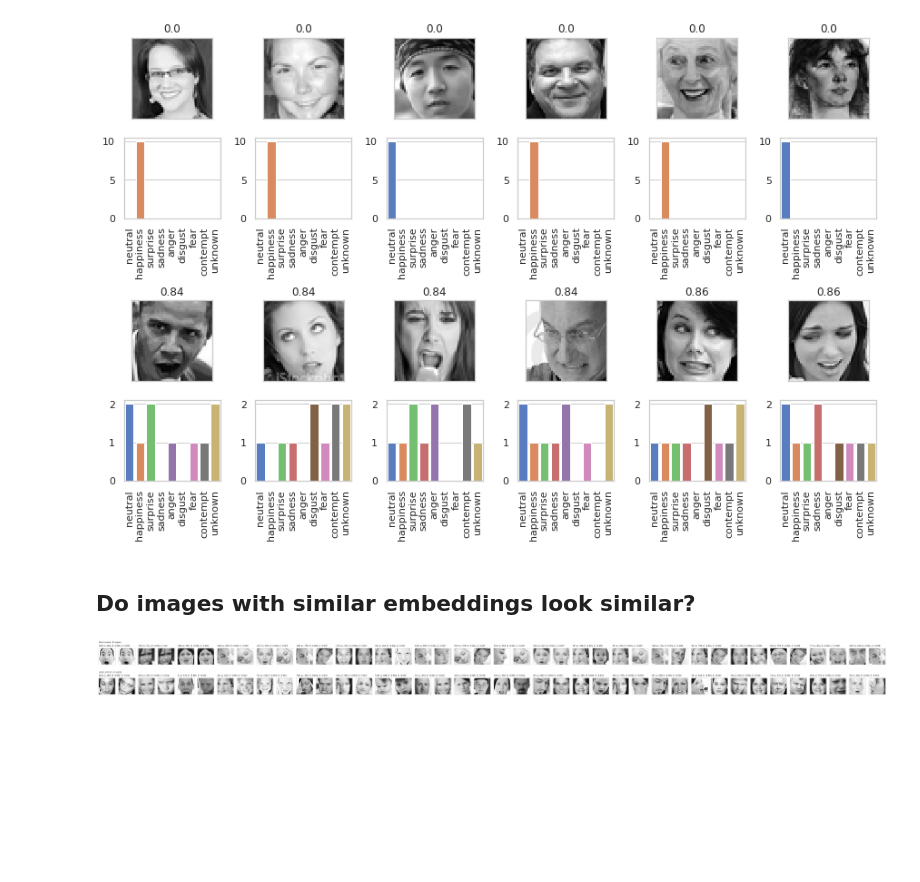
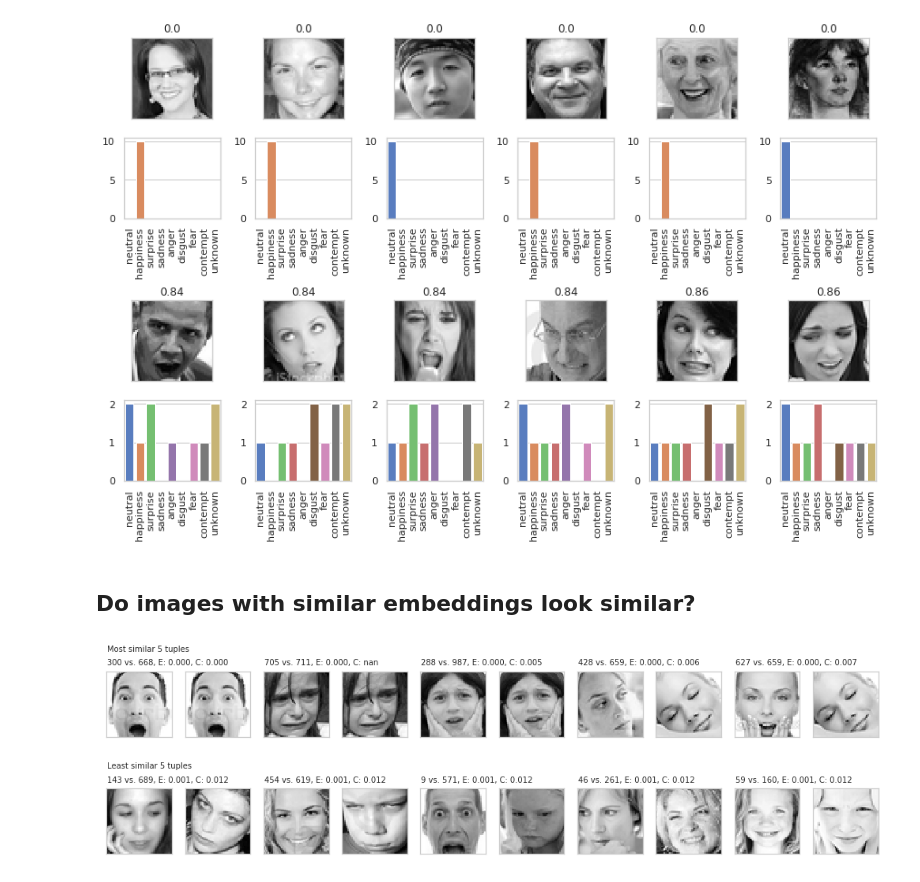
Before and after one commit to asmadotgh/unc-net, a Jupyter notebook: exploratory_analysis.ipynb, the cells around one changed output. Saved outputs shown, nothing was run; the diff lists cells and outputs as text; code cells hidden in the pictures; blank space fills up the shorter version.

```diff
--- a/exploratory_analysis.ipynb
+++ b/exploratory_analysis.ipynb
@@ -142,32 +142,32 @@ def distance(embeddings1, embeddings2, distance_metric=0):
     else:
         print(f'Undefined distance metric {distance_metric}')
         return np.nan
     return dist
 
 def plot_comparisons(all_df, embeddings, i, j, axes, ax_i, ax_j):
 #     f, axes = plt.subplots(1, 2, figsize=(3, 2), constrained_layout=True)
     _plot_img(all_df.iloc[i], axes[ax_i][2*ax_j])
     _plot_img(all_df.iloc[j], axes[ax_i][2*ax_j+1])
     axes[ax_i][2*ax_j].text(0, -5, '{0} vs. {1}, E: {2:.3f}, C: {3:.3f}'.format(
         i, j, distance(embeddings[i], embeddings[j], 0), distance(embeddings[i], embeddings[j], 1)))
 
 def find_extreme_cases(distances, n):
     f, axes = plt.subplots(2, 2*n, figsize=(3.5*n, 5)) #, constrained_layout=True
     axes[0][0].text(0, -15, f'Most similar {n} tuples')
     axes[1][0].text(0, -15, f'Least similar {n} tuples')
     for top_idx in range(n):
         i = distances[top_idx][0]
         j = distances[top_idx][1]
         plot_comparisons(all_df, embeddings, i, j, axes, 0, top_idx)
 
     for top_idx in range(n):
         bottom_idx = N-top_idx-1
         i = distances[bottom_idx][0]
         j = distances[bottom_idx][1]
         plot_comparisons(all_df, embeddings, i, j, axes, 1, top_idx)
     plt.show()
 
 
-find_extreme_cases(distances, 20)
+find_extreme_cases(distances, 5)
 # %% [output]
-[figure, old version]
+[figure, new version]
```
